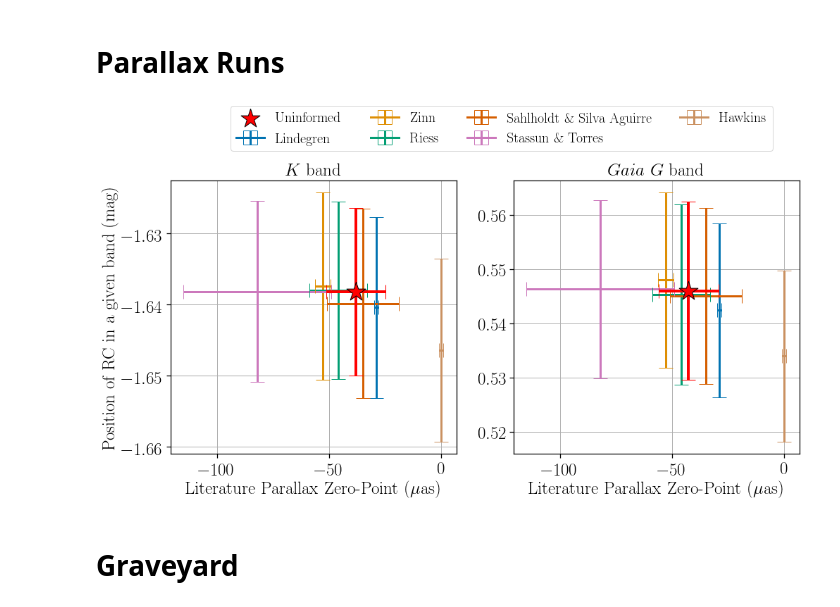
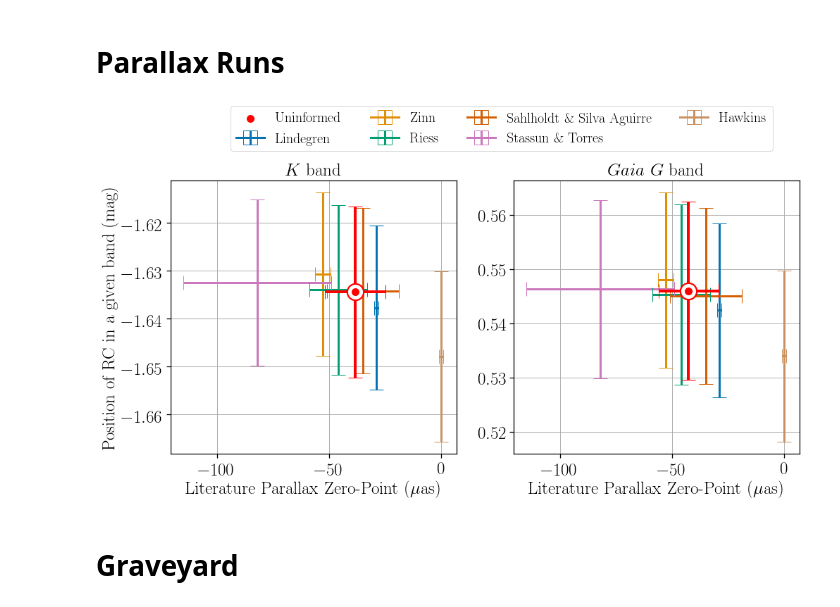
Before and after one commit to ojhall94/GAIA, a Jupyter notebook: Scripts/gaia_paper_plots.ipynb, the cells around one changed output. Drawn from its saved outputs; the diff is of its cells as text; code cells hidden in the pictures.

Commit message:
Fixed issues with data storage and readin for results. Updated Figure 8

```diff
--- a/Scripts/gaia_paper_plots.ipynb
+++ b/Scripts/gaia_paper_plots.ipynb
@@ -12,7 +12,7 @@ matplotlib.rc('ytick', labelsize=25)
 matplotlib.rc('axes',labelsize=25)
 from astropy.table import Table
 import os
-__outdir__ = os.path.expanduser('~')+'/PhD/Gaia_Project/Output/Paper_Output_2.0/'
+__outdir__ = os.path.expanduser('~')+'/PhD/Gaia_Project/Output/Published_Work/'
 __datdir__ = os.path.expanduser('~')+'/PhD/Gaia_Project/data/KepxDR2/'
 # %%
 def read_data():
@@ -213,17 +213,16 @@ oozps.loc['Stassun']['spread'] = 33.
 oozps.loc['Hawkins']['mu'] = 0.
 oozps.loc['Hawkins']['spread'] = 1.
 # %%
-loc = os.path.expanduser('~')+'/PhD/Gaia_Project/Output/'+'Parallax_Runs/Highruns/'
 indices = oozps.index.values
 
 df = pd.DataFrame()
 for idx in indices:
-    sdf = pd.read_csv(loc+'K_'+idx+'_pars.csv',index_col=0)
+    sdf = pd.read_csv(__outdir__+'/Parallax_Runs/'+'K_'+idx+'_pars.csv',index_col=0)
     sdf['Source'] = idx
     df = df.append(sdf)
 dfg = pd.DataFrame()
 for idx in indices:
-    sgdf = pd.read_csv(loc+'GAIA_'+idx+'_pars.csv',index_col=0)
+    sgdf = pd.read_csv(__outdir__+'/Parallax_Runs/'+'GAIA_'+idx+'_pars.csv',index_col=0)
     sgdf['Source'] = idx
     dfg = dfg.append(sgdf)
 # %%
@@ -249,36 +248,41 @@ for n, idx in enumerate(oozps.index.values):
         (_, caps, _) = ax.errorbar(df[sel].oo_zp,df[sel]['mu'],
                         yerr=df[sel]['mu_std'], xerr=df[sel].oo_zp_std,
                         linewidth=4., capsize=10, zorder=2,c='r',label=None)
-        ax.scatter(df[sel].oo_zp, df[sel].mu, marker='*',s=800, c='r', label=modindices[n],zorder=10, edgecolor='k')
+        ax.scatter(df[sel].oo_zp, df[sel].mu, marker='o',s=600, c='r', label=None, zorder=10, edgecolor=None)
+        ax.scatter(df[sel].oo_zp, df[sel].mu, marker='o',s=400, c='w', label=None, zorder=10, edgecolor=None)
+        ax.scatter(df[sel].oo_zp, df[sel].mu, marker='o',s=100, c='r', label='Uninformed', zorder=10, edgecolor=None)
     else:
         sel = df['Source'] == idx
         (_, caps, _) = ax.errorbar(oozps.loc[idx]['mu'],df[sel]['mu'],
                         yerr=df[sel]['mu_std'], xerr=oozps.loc[idx]['spread'],
                         linewidth=3., capsize=10, label=modindices[n], zorder=1)
     for cap in caps:
         cap.set_markeredgewidth(1)
 
 
 ax2.set_xlabel(r'Literature Parallax Zero-Point ($\mu \rm as$)',fontsize=25)
 for n, idx in enumerate(oozps.index.values):
     if idx == 'Uninformed':
         sel = dfg['Source'] == idx
         (_, caps, _) = ax2.errorbar(dfg[sel].oo_zp,dfg[sel]['mu'],
                         yerr=dfg[sel]['mu_std'], xerr=dfg[sel].oo_zp_std,
                         linewidth=4., capsize=10, zorder=2,c='r',label=None)
-        ax2.scatter(dfg[sel].oo_zp, dfg[sel].mu, label=None,marker='*',s=800, c='r',zorder=10, edgecolor='k')
+        ax2.scatter(dfg[sel].oo_zp, dfg[sel].mu, label=None,marker='o',s=600, c='r',zorder=10, edgecolor=None)
+        ax2.scatter(dfg[sel].oo_zp, dfg[sel].mu, label=None,marker='o',s=400, c='w',zorder=10, edgecolor=None)
+        ax2.scatter(dfg[sel].oo_zp, dfg[sel].mu, label=None,marker='o',s=100, c='r',zorder=10, edgecolor=None)
+
     else:
         sel = df['Source'] == idx
         (_, caps, _) = ax2.errorbar(oozps.loc[idx]['mu'],dfg[sel]['mu'],
                         yerr=dfg[sel]['mu_std'], xerr=oozps.loc[idx]['spread'],
                         linewidth=3., capsize=10,label=None, zorder=1)
     for cap in caps:
         cap.set_markeredgewidth(1)
 
 # fig.tight_layout()
 plt.subplots_adjust(top = 0.8)
 fig.legend(loc='lower center', fontsize=20,ncol=4, bbox_to_anchor=(.5, .85))
 plt.savefig('/home/oliver/Dropbox/Papers/Hall+18/Figures/parallax-results.pdf')
 plt.show()
 # %% [output]
-[figure, old version]
+[figure, new version]
```
Also changed, not shown: parts of 3 cells of this notebook, 5 other files.
